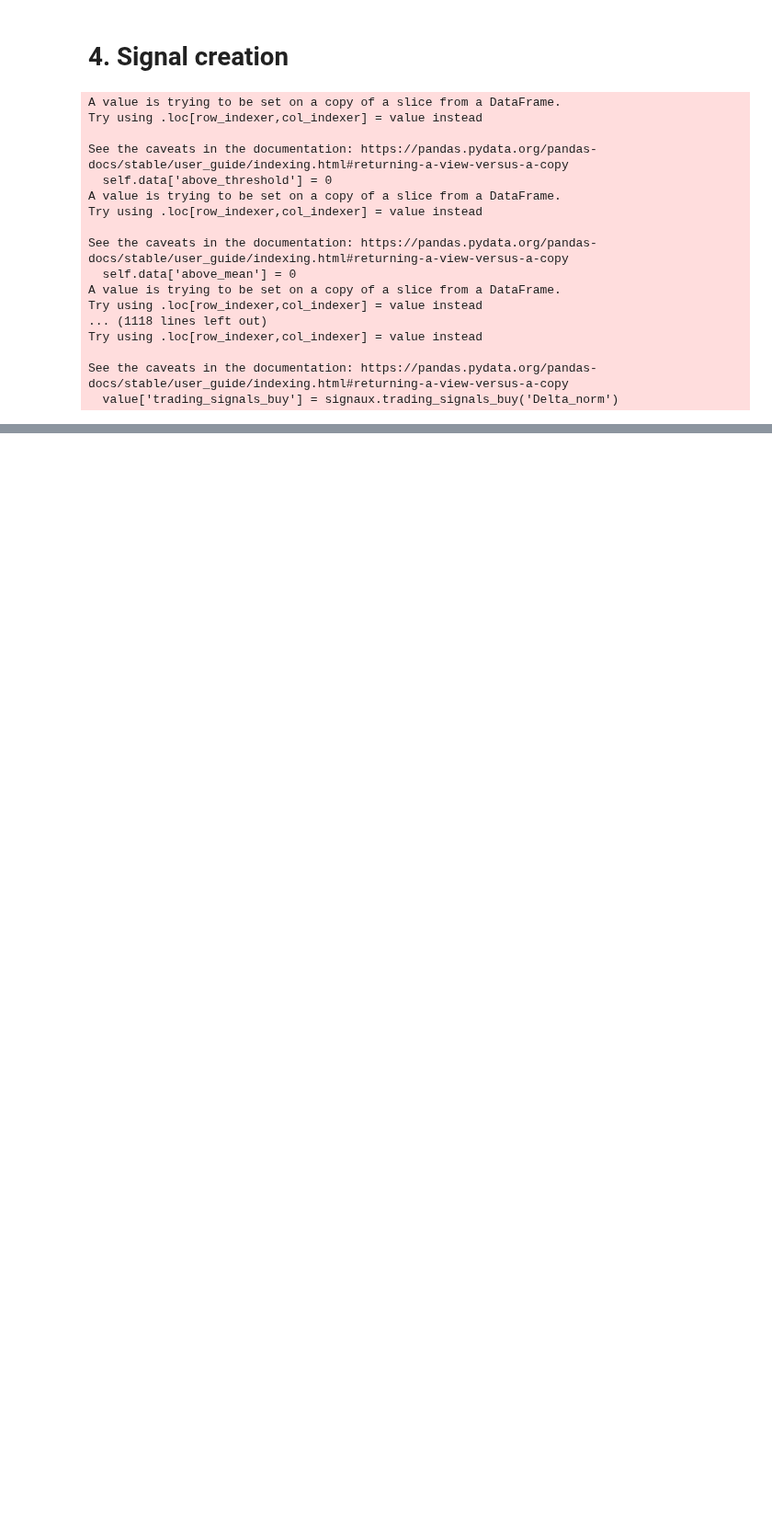
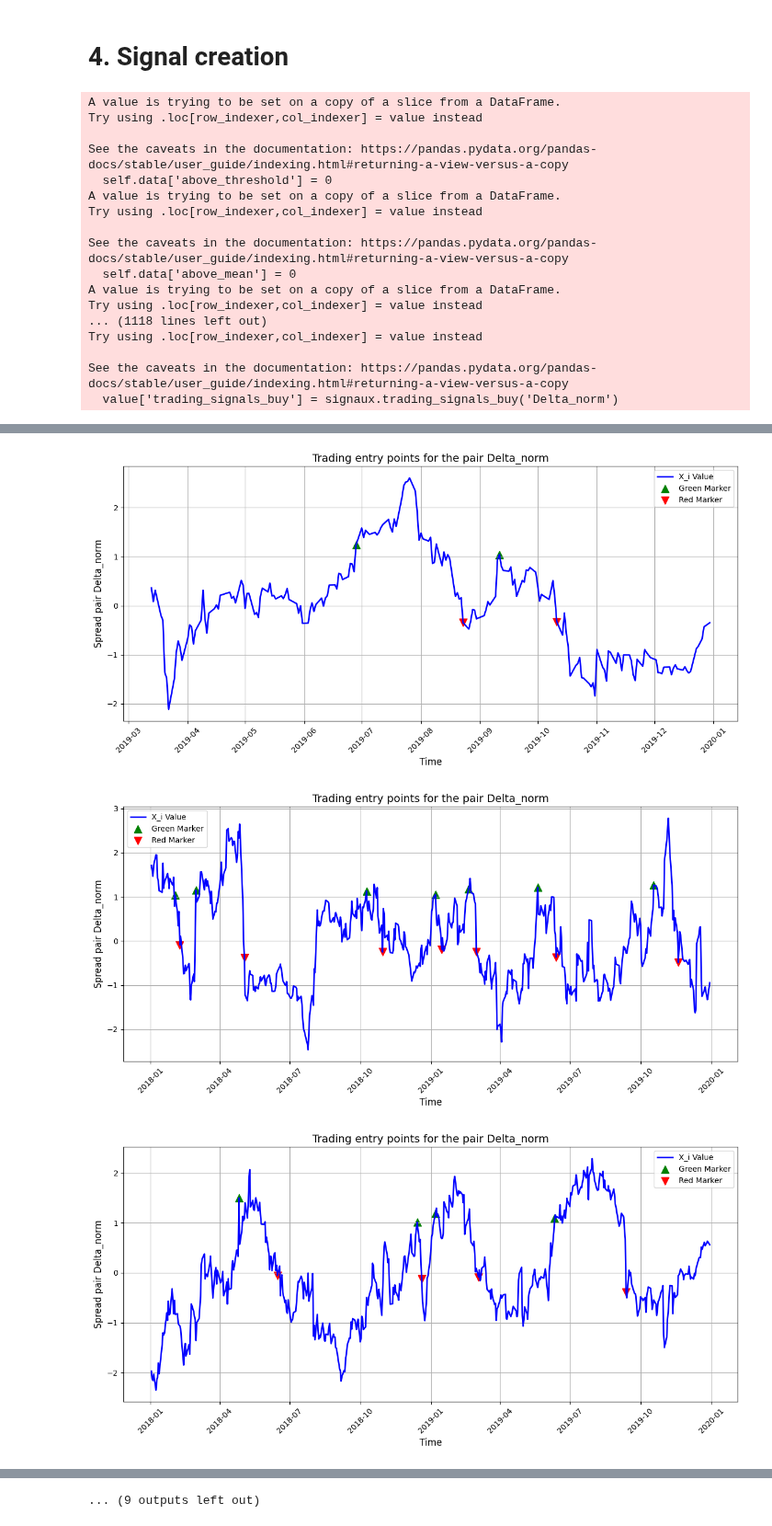
Before and after one commit to Antoinebattini/Pair_trading, a Jupyter notebook: Pair_Trading_Strategy_1.ipynb, the cells around one changed output, grey strips where cells are left out. Shown at 92% size. Cells and saved outputs as stored; diff of their text form; code cells hidden in the pictures; blank space fills up the shorter version.

Commit message:
changements signaux et data_viz

```diff
--- a/Pair_Trading_Strategy_1.ipynb
+++ b/Pair_Trading_Strategy_1.ipynb
@@ -257,3 +258,12 @@ Date
 2019-12-30                    0
 
 [502 rows x 5 columns]
+# %%
+data_viz = Data_Visualization()
+# %%
+for key,value in dataframes_dictionnary_norm.items():
+    data_viz.Entry_trading_points(value,'Delta_norm','trading_signals_buy')
+# %% [output]
+[figure, added]
+[figure, added]
+[figure, added]
@@ -259,0 +279 @@ Date
+... (9 outputs left out)
```
Also changed, not shown: parts of 5 cells of this notebook, 1 other file.
